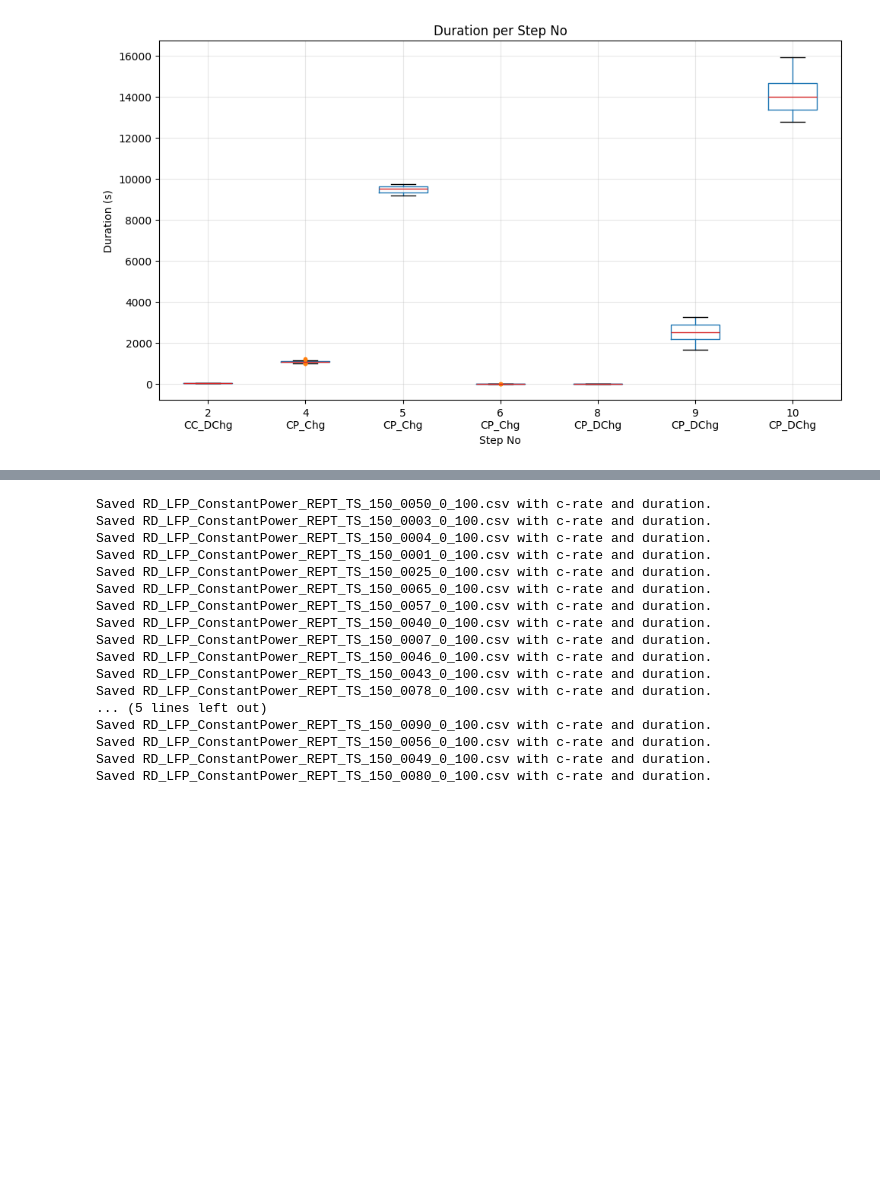
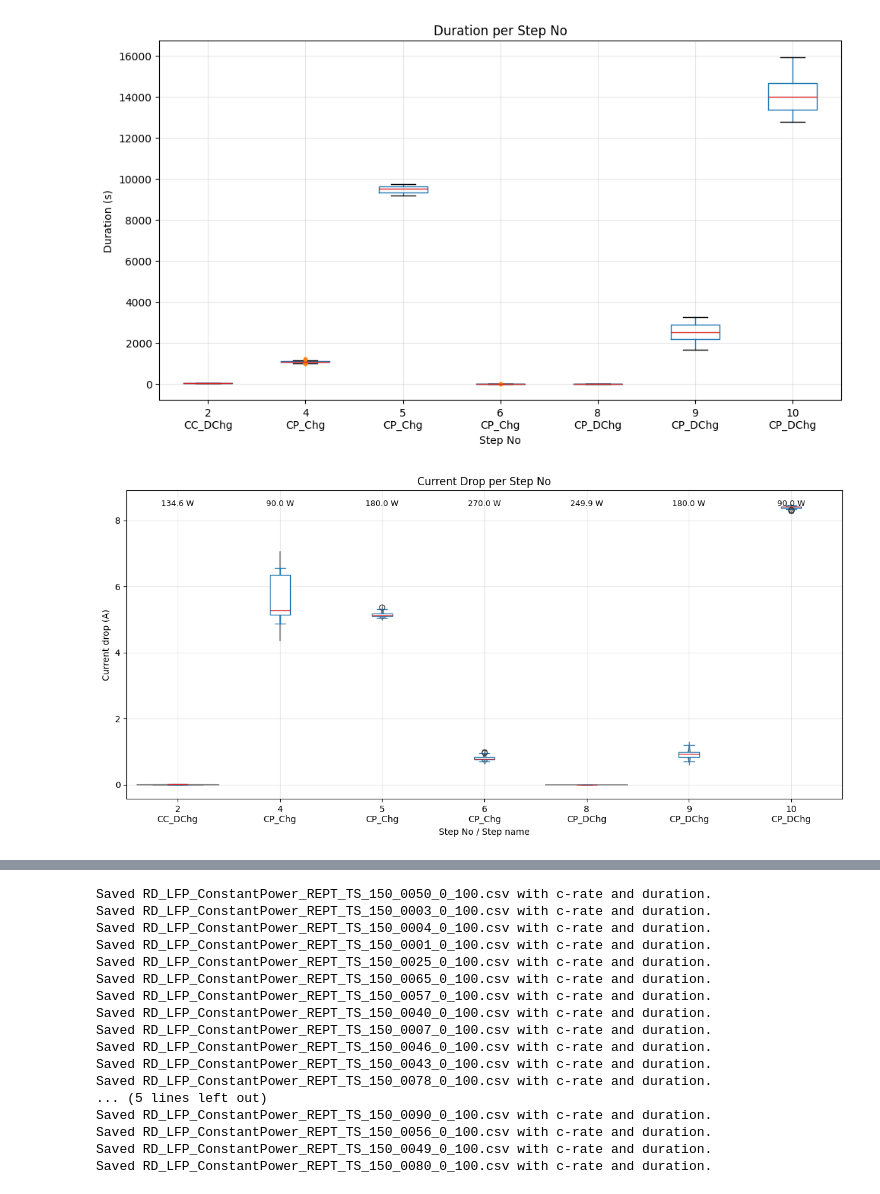
Before and after one commit to VKC-Turno/constant_power_test, a Jupyter notebook: post_processing.ipynb, the cells around one changed output, grey strips where cells are left out. Drawn from its saved outputs; the diff is of its cells as text; code cells hidden in the pictures; blank space fills up the shorter version.

```diff
--- a/post_processing.ipynb
+++ b/post_processing.ipynb
@@ -110,3 +118,65 @@ plt.tight_layout()
 plt.show()
 # %% [output]
 [figure]
+# %%
+from pathlib import Path
+
+import matplotlib.pyplot as plt
+import pandas as pd
+import seaborn as sns
+
+summary = pd.read_csv(
+    Path("/home/kcv/Desktop/constant_power_test/post_processing/Summary/eda_summary.csv")
+)
+summary = summary[summary["Step name"].str.lower() != "rest"]
+summary = summary[pd.notna(summary["Current_drop_A"])]
+
+step_name_map = (
+    summary.groupby("Step No")["Step name"]
+    .agg(lambda s: ", ".join(dict.fromkeys(s)))
+    .sort_index()
+)
+
+avg_max_power = (
+    summary.groupby("Step No")["Power_max_W"]
+    .mean()
+    .reindex(step_name_map.index)
+)
+
+summary["Step label"] = summary["Step No"].apply(lambda x: f"{int(x)}\n{step_name_map.loc[x]}")
+
+plt.figure(figsize=(12, 6))
+ax = sns.violinplot(
+    data=summary,
+    x="Step label",
+    y="Current_drop_A",
+    inner=None,
+    color="lightgray",
+)
+sns.boxplot(
+    data=summary,
+    x="Step label",
+    y="Current_drop_A",
+    width=0.2,
+    showcaps=True,
+    boxprops={"facecolor": "white", "edgecolor": "tab:blue"},
+    medianprops={"color": "tab:red"},
+    whiskerprops={"color": "tab:blue"},
+    capprops={"color": "tab:blue"},
+)
+
+ax.set_title("Current Drop per Step No")
+ax.set_xlabel("Step No / Step name")
+ax.set_ylabel("Current drop (A)")
+ax.grid(alpha=0.3)
+
+ylim = ax.get_ylim()
+y_offset = (ylim[1] - ylim[0]) * 0.03
+for idx, power in enumerate(avg_max_power, start=0):
+    if pd.notna(power):
+        ax.text(idx, ylim[1] - y_offset, f"{power:.1f} W", ha="center", va="top", fontsize=9)
+
+plt.tight_layout()
+plt.show()
+# %% [output]
+[figure, added]
```
Also changed, not shown: parts of 7 cells of this notebook, 7 other files.
